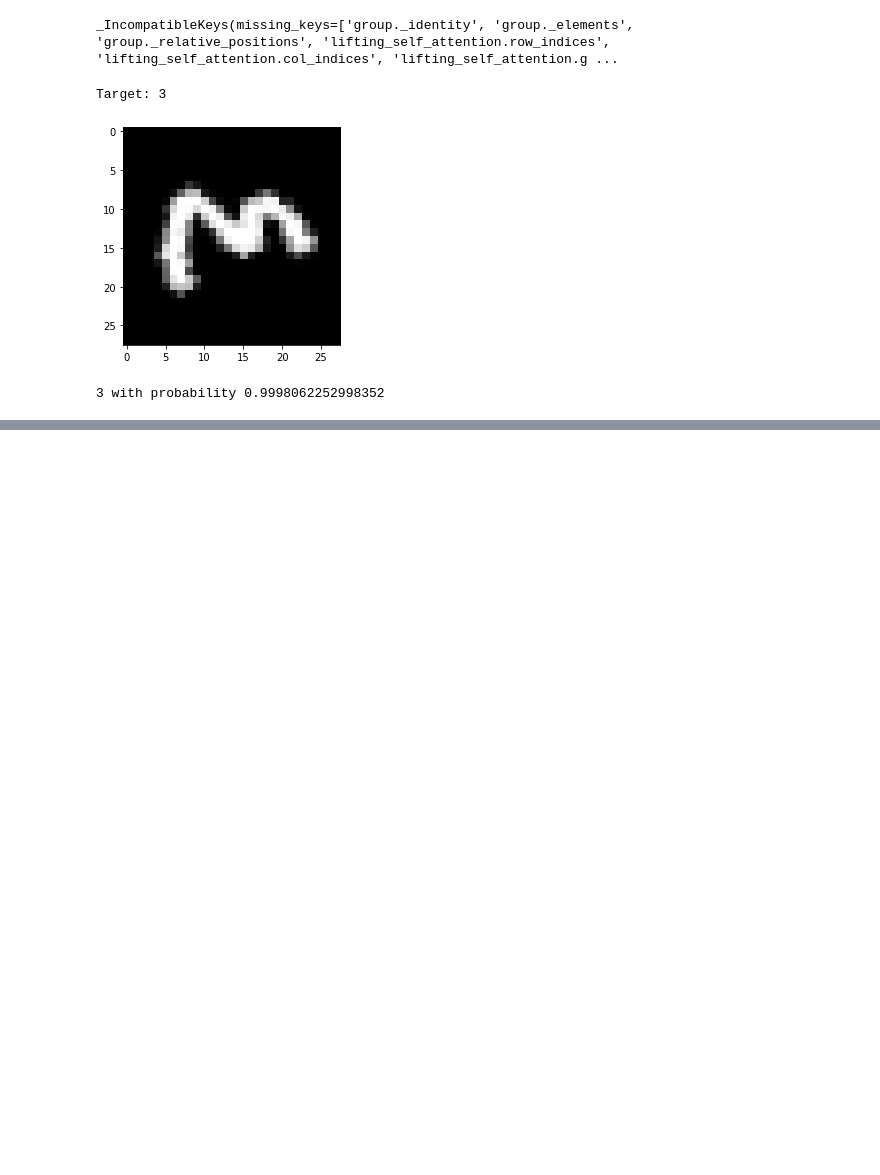
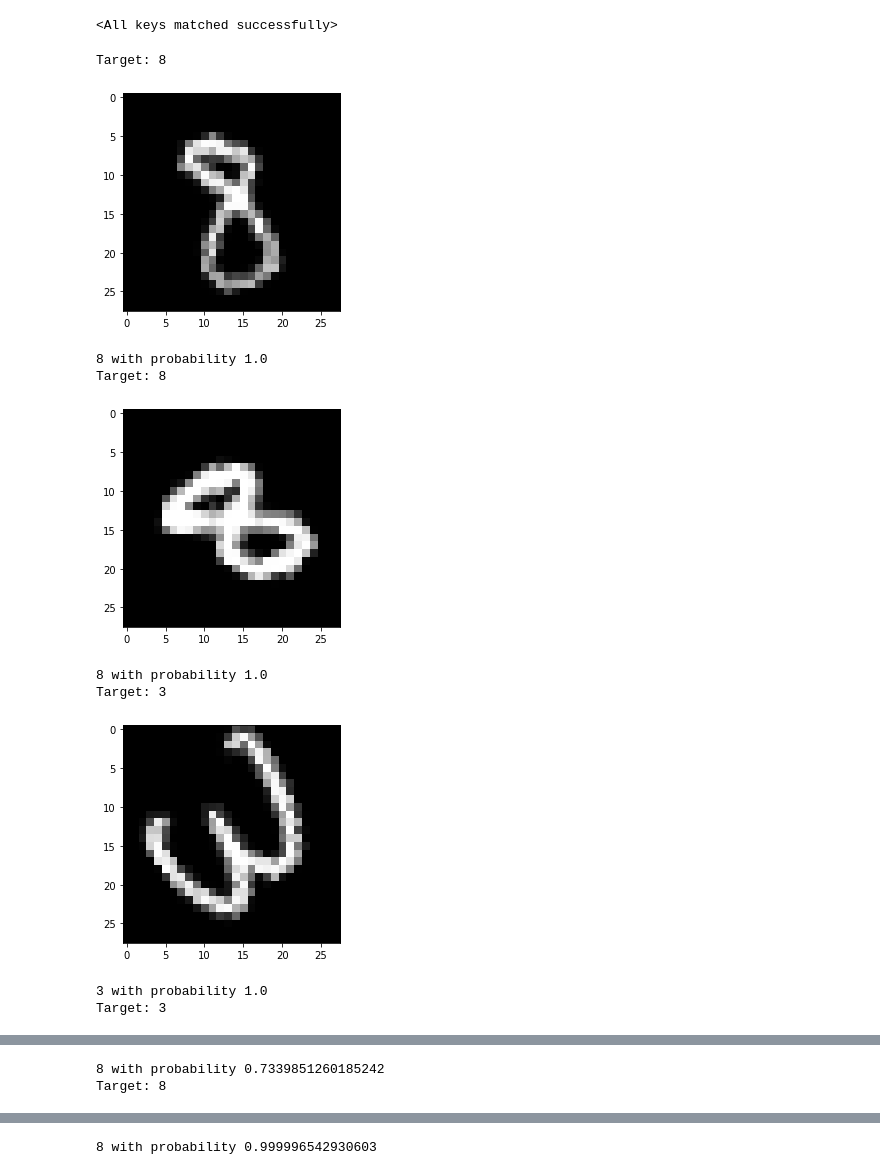
Before and after one commit to WouterBant/GEVit-DL2-Project, a Jupyter notebook: demo/demo_only_3_and_8.ipynb, the cells around one changed output, grey strips where cells are left out. Cells and saved outputs as stored; diff of their text form; code cells hidden in the pictures; blank space fills up the shorter version.

```diff
--- a/demo/demo_only_3_and_8.ipynb
+++ b/demo/demo_only_3_and_8.ipynb
@@ -42,11 +45,12 @@ model = models.GroupTransformer(
     value_dropout_rate=0.1,
     whitening_scale=1.41421356,
 )
-model_path = "../saved/rotMNIST_model_p4msa_type_Local_patch_5_dpatt_0.1_dpval_0.1_activ_Swish_norm_LayerNorm_white_1.41421356_optim_Adam_lr_0.001_bs_16_ep_50_wd_0.0001_seed_0_sched_constants_schdec_1.0.pt"
+model_path = "../saved/results/rotMNIST_model_p4msa_type_Local_patch_5_dpatt_0.1_dpval_0.1_activ_Swish_norm_LayerNorm_white_1.41421356_optim_Adam_lr_0.001_bs_16_ep_50_wd_0.0001_seed_0_sched_constants_schdec_1.0.pt"
 device = torch.device('cuda' if torch.cuda.is_available() else 'cpu')
+model = torch.nn.DataParallel(model)
 model.load_state_dict(torch.load(model_path, map_location=device), strict=False)
 # %% [output]
-_IncompatibleKeys(missing_keys=['group._identity', 'group._elements', 'group._relative_positions', 'lifting_self_attention.row_indices', 'lifting_self_attention.col_indices', 'lifting_self_attention.g ...
+<All keys matched successfully>
 # %%
 data_mean = (0.1307,)
 data_stddev = (0.3081,)
@@ -63,22 +67,33 @@ test_loader = torch.utils.data.DataLoader(
     shuffle=False,
     num_workers=4,
 )
+# %%
+data = iter(test_loader)
 # %%
 idx_2_target = {
     0: 3,
     1: 8
 }
 
+model.eval()
 with torch.no_grad():
-    example_image, example_idx = next(iter(test_loader))
-    out = model(example_image)
-    example_image = example_image.squeeze()  # Batch dimension
-    print(f"Target: {idx_2_target[example_idx.item()]}")
-    plt.imshow(example_image.cpu().numpy(), cmap="gray")
-    plt.show()
-    _, preds = torch.max(out, 1)
-    print(f"{idx_2_target[preds.item()]} with probability {torch.softmax(out, dim=1)[0][preds].item()}")
+    for _ in range(5):
+        example_image, example_idx = next(data)
+        out = model(example_image)
+        example_image = example_image.squeeze()  # Batch dimension
+        print(f"Target: {idx_2_target[example_idx.item()]}")
+        plt.imshow(example_image.cpu().numpy(), cmap="gray")
+        plt.show()
+        _, preds = torch.max(out, 1)
+        print(f"{idx_2_target[preds.item()]} with probability {torch.softmax(out, dim=1)[0][preds].item()}")
 # %% [output]
-Target: 3
+Target: 8
-[figure, old version]
+[figure, new version]
-3 with probability 0.9998062252998352
+8 with probability 1.0
+Target: 8
+[figure, added]
+8 with probability 1.0
+Target: 3
+[figure, added]
+3 with probability 1.0
+Target: 3
@@ -84,0 +101,2 @@ Target: 3
+8 with probability 0.7339851260185242
+Target: 8
@@ -84,0 +104 @@ Target: 3
+8 with probability 0.999996542930603
```
Also changed, not shown: parts of 6 cells of this notebook, 2 other files.
